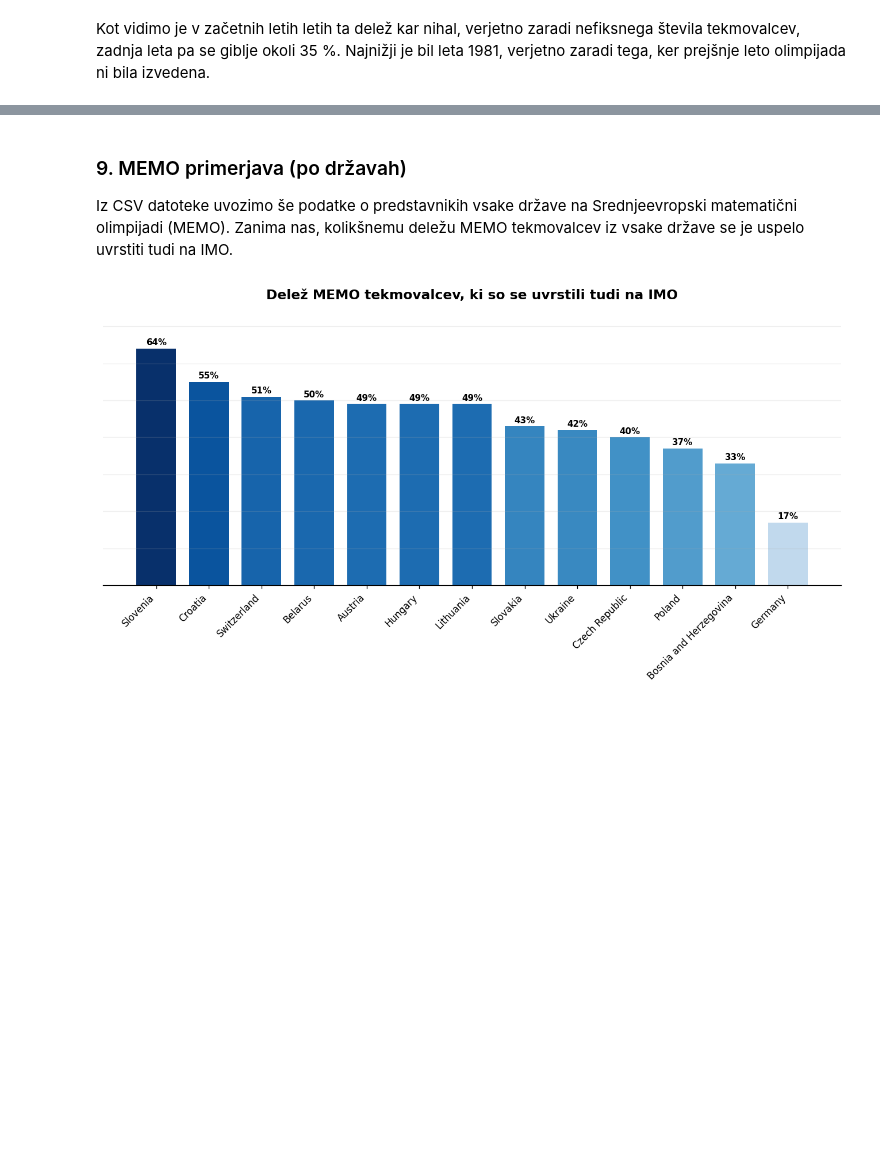
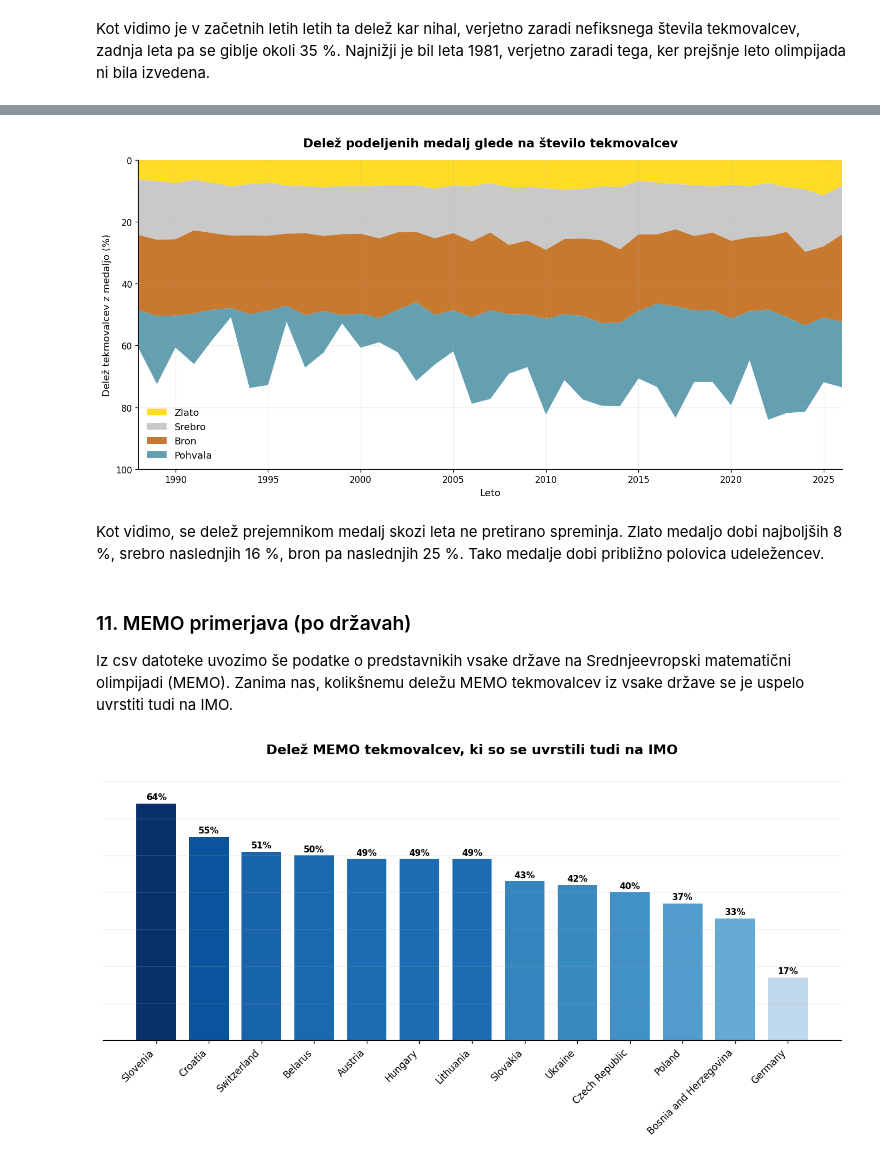
Before and after one commit to hranjecnace/uvp_projektna, a Jupyter notebook: analiza_podatkov.ipynb, the cells around one changed output, grey strips where cells are left out. Drawn from its saved outputs; the diff is of its cells as text; code cells hidden in the pictures; blank space fills up the shorter version.

```diff
--- a/analiza_podatkov.ipynb
+++ b/analiza_podatkov.ipynb
@@ -560,6 +625,47 @@ Kot vidimo je v začetnih letih letih ta delež kar nihal, verjetno zaradi nefik
+# %%
+medalje = (
+    df[df["Leto"] >= 1988].groupby(["Leto", "Medalja"]).size().unstack(fill_value=0)
+)
+medalje = medalje[["G", "S", "B", "HM"]]
+
+stevilo_tekmovalcev_po_letih = df[df["Leto"] >= 1988].groupby("Leto")["Oseba"].nunique()
+delez = medalje.div(stevilo_tekmovalcev_po_letih, axis=0) * 100
+
+barve = {"G": "gold", "S": "silver", "B": "#BE620C", "HM": "#4a90a4"}
+
+fig, ax = plt.subplots(figsize=(12, 6), dpi=120)
+ax.stackplot(
+    delez.index,
+    [delez[m] for m in ["G", "S", "B", "HM"]],
+    labels=["Zlato", "Srebro", "Bron", "Pohvala"],
+    colors=[barve[m] for m in ["G", "S", "B", "HM"]],
+    alpha=0.85,
+)
+
+ax.invert_yaxis()
+ax.set_ylim(100, 0)
+ax.set_xlim(1988, 2026)
+ax.set_xlabel("Leto", fontsize=11)
+ax.set_ylabel("Delež tekmovalcev z medaljo (%)", fontsize=11)
+ax.set_title(
+    "Delež podeljenih medalj glede na število tekmovalcev",
+    fontsize=14,
+    weight="bold",
+    pad=15,
+)
+ax.legend(loc="lower left", fontsize=11, frameon=False)
+ax.grid(True, alpha=0.2)
+for spine in ["top", "right"]:
+    ax.spines[spine].set_visible(False)
+plt.tight_layout()
+plt.show()
+# %% [output]
+[figure, added]
+# %% [markdown]
+Kot vidimo, se delež prejemnikom medalj skozi leta ne pretirano spreminja. Zlato medaljo dobi najboljših 8 %, srebro naslednjih 16 %, bron pa naslednjih 25 %. Tako medalje dobi približno polovica udeležencev.
 # %% [markdown]
-### 9. MEMO primerjava (po državah)
-Iz CSV datoteke uvozimo še podatke o predstavnikih vsake države na Srednjeevropski matematični olimpijadi (MEMO). Zanima nas, kolikšnemu deležu MEMO tekmovalcev iz vsake države se je uspelo uvrstiti tudi na IMO.
+### 11. MEMO primerjava (po državah)
+Iz csv datoteke uvozimo še podatke o predstavnikih vsake države na Srednjeevropski matematični olimpijadi (MEMO). Zanima nas, kolikšnemu deležu MEMO tekmovalcev iz vsake države se je uspelo uvrstiti tudi na IMO.
 # %%
 df_memo = pd.read_csv("csv_datoteke/memo.csv")
 df_memo["Država"] = df_memo["Država"].replace({"Czechia": "Czech Republic"})
```
Also changed, not shown: parts of 12 cells of this notebook, 3 other files.
